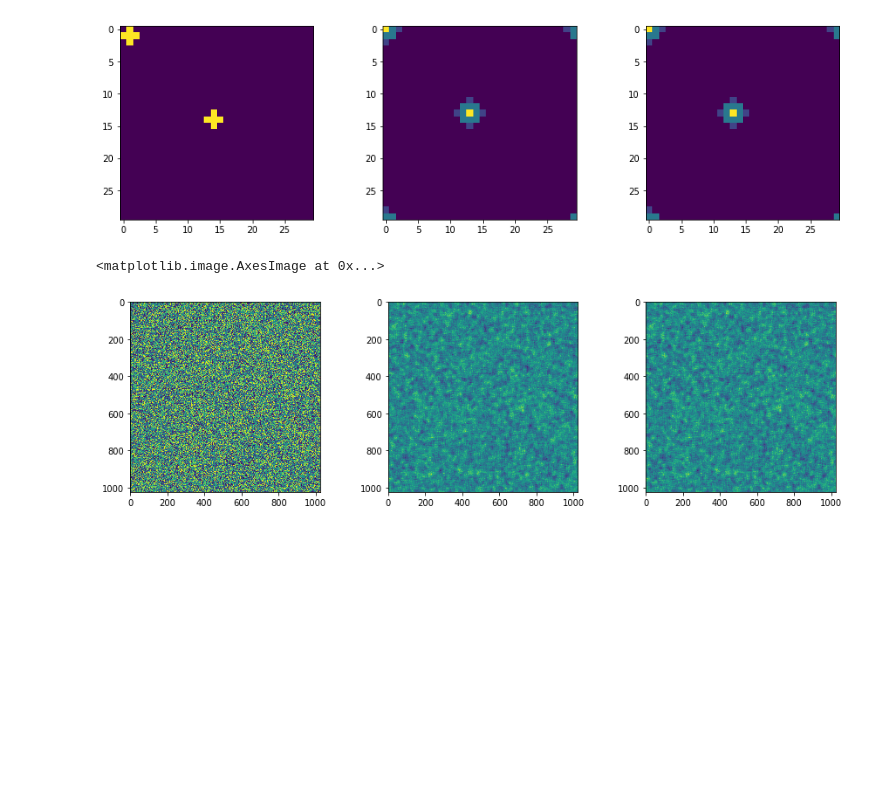
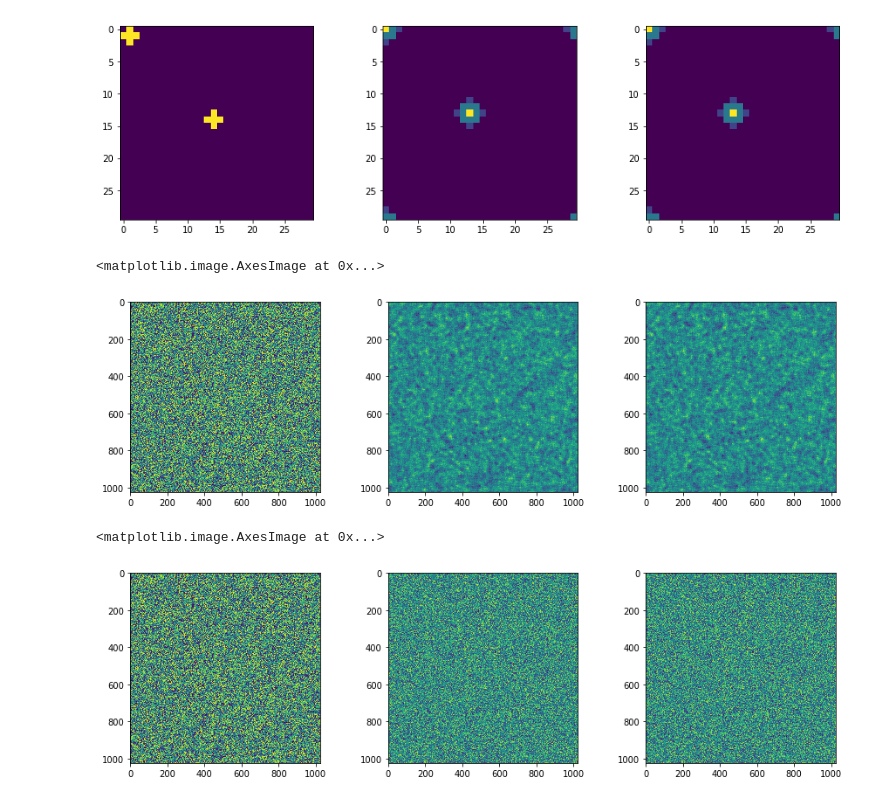
Before and after one commit to ianw89/cgm-brush, a Jupyter notebook: src/tests.ipynb, the cells around one changed output. Cells and saved outputs as stored; diff of their text form; code cells hidden in the pictures; blank space fills up the shorter version.

Commit message:
Code setup for side by side comparison of convolution methods; assertions passing

```diff
--- a/src/tests.ipynb
+++ b/src/tests.ipynb
@@ -2,12 +3,6 @@
 import numpy as np
 from scipy.ndimage.filters import convolve
 import scipy.signal as sig
-# %%
-def my_convolve(a, b):
-    """FFT convolve. TODO Edge behaviors may need testing."""
-    halfwidth = int(b.shape[0] / 2)
-    a2 = np.roll(np.roll(a, -halfwidth, axis=0), -halfwidth, axis=1)
-    return np.fft.irfft2(np.fft.rfft2(a2) * np.fft.rfft2(b, a2.shape))
 # %%
 
 a = np.zeros((100, 100))
@@ -53,6 +48,11 @@ b_odd[7][6] = 1
 b_odd[8][7] = 1
 b_odd[6][7] = 1
 
+b_lumpy = np.zeros((20,20))
+b_lumpy[11][10] = 0.1154235
+b_lumpy[10][11] = 0.111363
+b_lumpy[11][11] = 0.4854334
+
 # Resolution 1 equivalent in cgmbrush
 a_large = np.random.random((1024,1024))
 b_random = np.random.random((20,20))
@@ -123,7 +123,7 @@ axes[2].imshow(c8) # what we do today, but period instead of symmetric
 <matplotlib.image.AxesImage at 0x...>
 [figure]
 # %%
-# Proof that my implementation is equivalent to what we did before when stuff is near the corner
+# Proof that my implementation is equivalent to what we did before when stuff both imputs are random values
 c8 = convolve(a_large, b_random, mode='wrap') # This is almost what we do today: just same method but using wrap instead of reflect
 c3 = my_convolve(a_large, b_random)
 assert (np.allclose(c8, c3)), "test failed"
@@ -134,4 +134,17 @@ axes[1].imshow(c3) # hand written version
 axes[2].imshow(c8) # what we do today, but period instead of symmetric
 # %% [output]
 <matplotlib.image.AxesImage at 0x...>
-[figure, old version]
+[figure, new version]
+# %%
+# Proof that my implementation is equivalent to what we did before for lumpy mask
+c8 = convolve(a_large, b_lumpy, mode='wrap') # This is almost what we do today: just same method but using wrap instead of reflect
+c3 = my_convolve(a_large, b_lumpy)
+assert (np.allclose(c8, c3)), "test failed"
+
+fig, axes = plt.subplots(1,3,figsize=(15, 4))
+axes[0].imshow(a_large)
+axes[1].imshow(c3) # hand written version
+axes[2].imshow(c8) # what we do today, but period instead of symmetric
+# %% [output]
+<matplotlib.image.AxesImage at 0x...>
+[figure, added]
```
Also changed, not shown: parts of 2 cells of this notebook, 2 other files.
